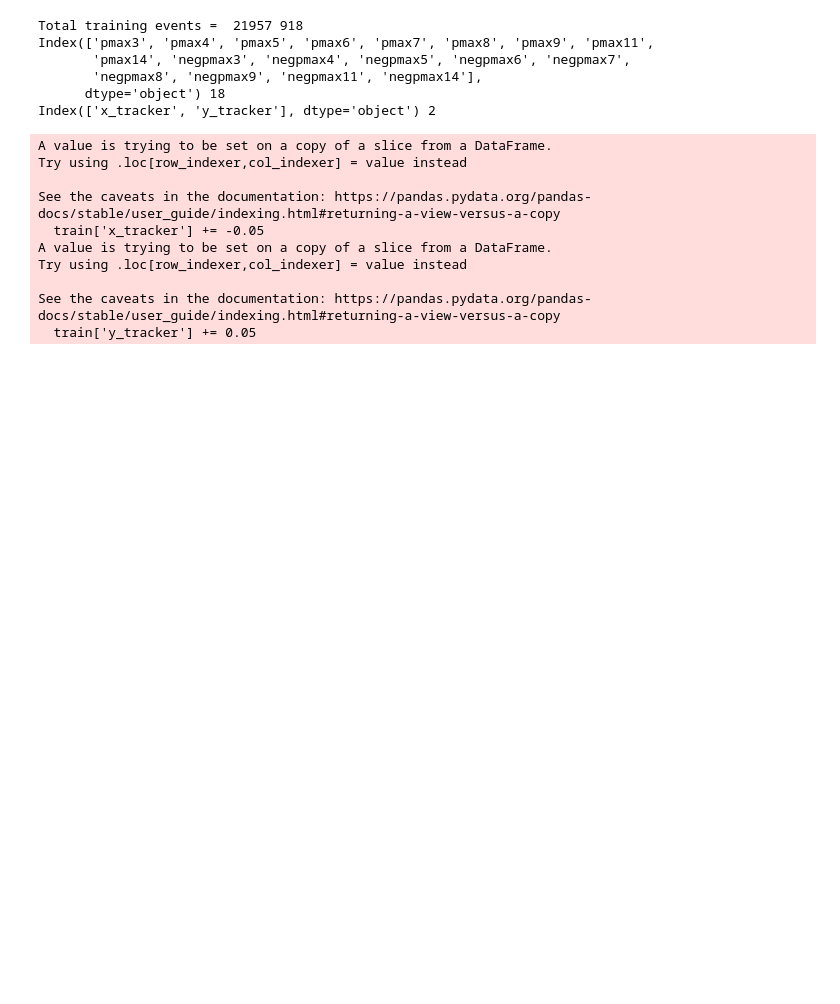
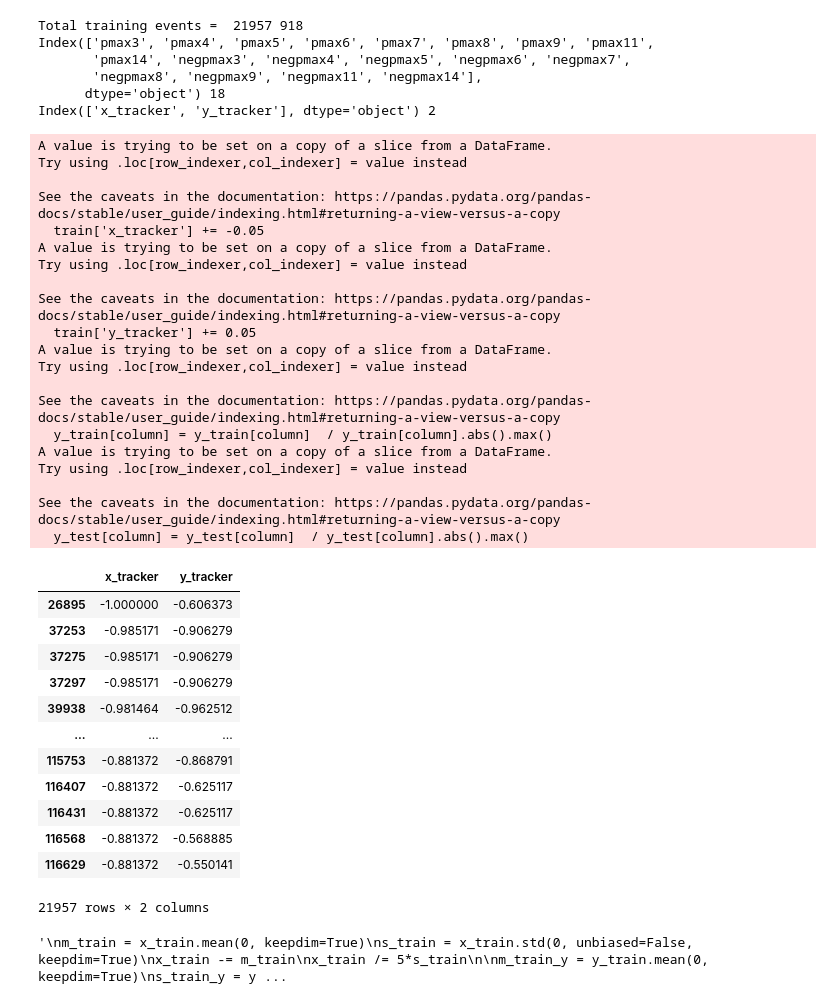
Before and after one commit to icosivi/RSD-ML, a Jupyter notebook: pytorchModel_ter.ipynb, the cells around one changed output. Cells and saved outputs as stored; diff of their text form; code cells hidden in the pictures; blank space fills up the shorter version.

```diff
--- a/pytorchModel_ter.ipynb
+++ b/pytorchModel_ter.ipynb
@@ -90,59 +95,112 @@ x_test = x_test.iloc[:,:18]
 #x_test = x_test.iloc[:,:26]
 #x_test['diff3'] = x_test['pmax3']+x_test['negpmax3']
 
-z_train = x_train.iloc[:,:9].div(x_train['pmax6'], axis=0)
-z_test = x_test.iloc[:,:9].div(x_test['pmax6'], axis=0)
-
 n_var     = len(x_test.columns)
 n_outputs = len(y_test.columns)
 print(x_test.columns, n_var)
 print(y_test.columns, n_outputs)
 
+for column in x_train.columns:
+    x_train[column] = x_train[column]  / x_train[column].abs().max()
+    x_test[column] = x_test[column]  / x_test[column].abs().max()
+
+for column in y_train.columns:
+    y_train[column] = y_train[column]  / y_train[column].abs().max()
+    y_test[column] = y_test[column]  / y_test[column].abs().max()
+
+display(y_train)
+
 y_train = torch.tensor(y_train.values)
 x_train = torch.tensor(x_train.values)
-z_train = torch.tensor(z_train.values)
 
 y_test = torch.tensor(y_test.values)
 x_test = torch.tensor(x_test.values)
-z_test = torch.tensor(z_test.values)
 
 
+'''
+x_trains = x_train.square()
+x_trains = x_trains.sum(0, keepdim=True)
+x_trains = x_trains.sqrt()
+x_train /= x_trains
+
+y_trains = y_train.square()
+y_trains = y_trains.sum()
+y_trains = y_trains.sqrt()
+y_train /= y_trains
+
+x_tests = x_test.square()
+x_tests = x_tests.sum()
+x_tests = x_tests.sqrt()
+x_test /= x_tests
+
+y_tests = y_test.square()
+y_tests = y_tests.sum()
+y_tests = y_tests.sqrt()
+y_test /= y_tests
+'''
+
+'''
 m_train = x_train.mean(0, keepdim=True)
 s_train = x_train.std(0, unbiased=False, keepdim=True)
 x_train -= m_train
-x_train /= s_train
+x_train /= 5*s_train
 
 m_train_y = y_train.mean(0, keepdim=True)
 s_train_y = y_train.std(0, unbiased=False, keepdim=True)
 y_train -= m_train_y
-y_train /= s_train_y
+y_train /= 5*s_train_y
 
 m_test = x_test.mean(0, keepdim=True)
 s_test = x_test.std(0, unbiased=False, keepdim=True)
 x_test -= m_test
-x_test /= s_test
+x_test /= 5*s_test
 
 m_test_y = y_test.mean(0, keepdim=True)
 s_test_y = y_test.std(0, unbiased=False, keepdim=True)
 y_test -= m_test_y
-y_test /= s_test_y
+y_test /= 5*s_test_y
+'''
 # %% [output]
 Total training events =  21957 918
 Index(['pmax3', 'pmax4', 'pmax5', 'pmax6', 'pmax7', 'pmax8', 'pmax9', 'pmax11',
        'pmax14', 'negpmax3', 'negpmax4', 'negpmax5', 'negpmax6', 'negpmax7',
        'negpmax8', 'negpmax9', 'negpmax11', 'negpmax14'],
       dtype='object') 18
 Index(['x_tracker', 'y_tracker'], dtype='object') 2
 A value is trying to be set on a copy of a slice from a DataFrame.
 Try using .loc[row_indexer,col_indexer] = value instead
 
 See the caveats in the documentation: https://pandas.pydata.org/pandas-docs/stable/user_guide/indexing.html#returning-a-view-versus-a-copy
   train['x_tracker'] += -0.05
 A value is trying to be set on a copy of a slice from a DataFrame.
 Try using .loc[row_indexer,col_indexer] = value instead
 
 See the caveats in the documentation: https://pandas.pydata.org/pandas-docs/stable/user_guide/indexing.html#returning-a-view-versus-a-copy
   train['y_tracker'] += 0.05
+A value is trying to be set on a copy of a slice from a DataFrame.
+Try using .loc[row_indexer,col_indexer] = value instead
+
+See the caveats in the documentation: https://pandas.pydata.org/pandas-docs/stable/user_guide/indexing.html#returning-a-view-versus-a-copy
+  y_train[column] = y_train[column]  / y_train[column].abs().max()
+A value is trying to be set on a copy of a slice from a DataFrame.
+Try using .loc[row_indexer,col_indexer] = value instead
+
+See the caveats in the documentation: https://pandas.pydata.org/pandas-docs/stable/user_guide/indexing.html#returning-a-view-versus-a-copy
+  y_test[column] = y_test[column]  / y_test[column].abs().max()
+|  | x_tracker | y_tracker |
+| 26895 | -1.000000 | -0.606373 |
+| 37253 | -0.985171 | -0.906279 |
+| 37275 | -0.985171 | -0.906279 |
+| 37297 | -0.985171 | -0.906279 |
+| 39938 | -0.981464 | -0.962512 |
+| ... | ... | ... |
+| 115753 | -0.881372 | -0.868791 |
+| 116407 | -0.881372 | -0.625117 |
+| 116431 | -0.881372 | -0.625117 |
+| 116568 | -0.881372 | -0.568885 |
+| 116629 | -0.881372 | -0.550141 |
+21957 rows × 2 columns
+'\nm_train = x_train.mean(0, keepdim=True)\ns_train = x_train.std(0, unbiased=False, keepdim=True)\nx_train -= m_train\nx_train /= 5*s_train\n\nm_train_y = y_train.mean(0, keepdim=True)\ns_train_y = y ...
 # %%
 data_list_train = []
 
```
Also changed, not shown: parts of 17 cells of this notebook.
